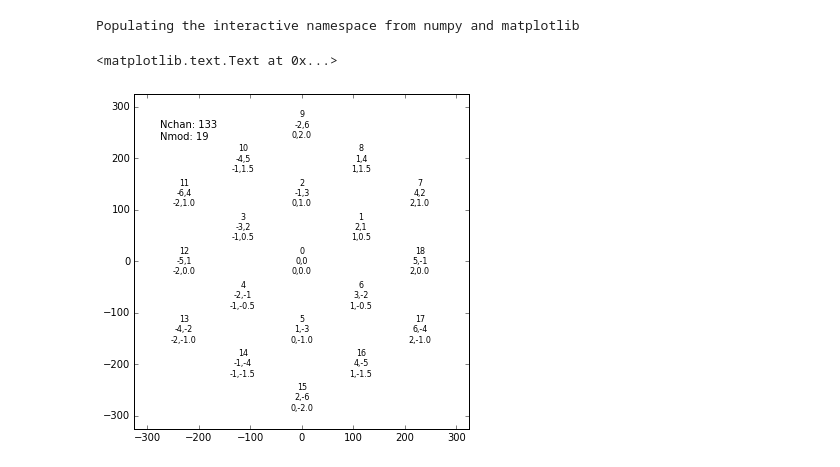
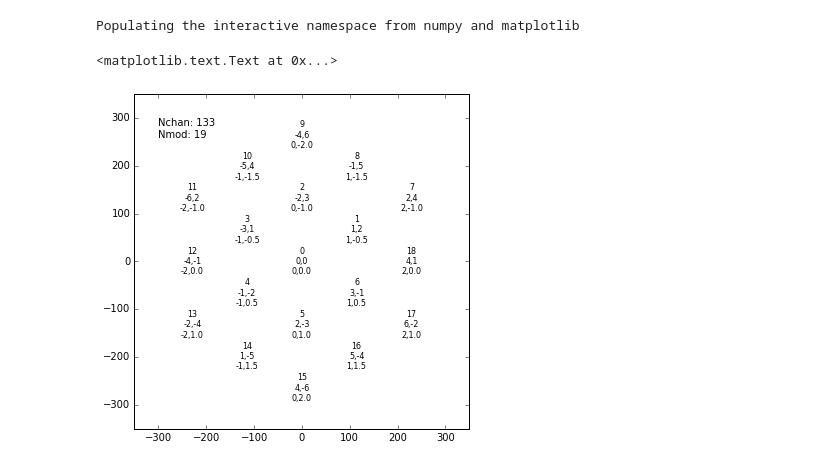
Before and after one commit to llr-cta/calin, a Jupyter notebook: unit_tests/python/notebooks/Camera layout - NectarCam 19 module test.ipynb, the cells around one changed output. Saved outputs shown, nothing was run; the diff lists cells and outputs as text; code cells hidden in the pictures.

Commit message:
Add notebook for 19 module camera layout
- Add A and B cluster layouts

```diff
--- a/unit_tests/python/notebooks/Camera layout - NectarCam 19 module test.ipynb
+++ b/unit_tests/python/notebooks/Camera layout - NectarCam 19 module test.ipynb
@@ -6,27 +8,38 @@ Populating the interactive namespace from numpy and matplotlib
 # %%
 figure(figsize=[6,6])
 spacing = 50
-rad = 5.5*spacing
+rad = 6*spacing
 axis(asarray([-1,1,-1,1])*(rad+spacing))
 nchan = 0
 nmod = 0
-u1,v1 = calin.math.hex_array.cluster_hexid_to_center_uv(1,1)
+u1,v1 = calin.math.hex_array.cluster_hexid_to_center_uv(1,1,False)
 x1,y1 = calin.math.hex_array.uv_to_xy(u1,v1)
 rot = arctan2(-y1,x1) + 30/180*pi
 crot = cos(rot)
 srot = sin(rot)
+modvec = []
 for i in range(0,calin.math.hex_array.ringid_to_nsites_contained(2)):
-    uc,vc = calin.math.hex_array.cluster_hexid_to_center_uv(i,1)
+    uc,vc = calin.math.hex_array.cluster_hexid_to_center_uv(i,1,False)
     xxc,yyc = calin.math.hex_array.uv_to_xy(uc,vc)
     xc = spacing*(crot*xxc - srot*yyc)
     yc = spacing*(crot*yyc + srot*xxc)
     if(xc*xc+yc*yc > rad*rad):
         continue
-    text(xc,yc,'%d\n%d,%d\n%d,%.1f'%(nmod,uc,vc,(vc+3*uc)/7,(vc+uc-2*(vc+3*uc)/7)/2),ha='center',va='center',fontsize=8)
+    mod = dict()
+    mod['i'] = i
+    mod['uc'] = uc
+    mod['vc'] = vc
+    mod['xc'] = xc
+    mod['yc'] = yc
+    mod['ix'] = (vc*2+uc*3)/7
+    mod['iy'] = -(vc+uc)+2.5*mod['ix']
+    modvec.append(mod)
+    text(xc,yc,'%d\n%d,%d\n%d,%.1f'%(nmod,uc,vc,mod['ix'],mod['iy']),
+         ha='center',va='center',fontsize=8)
     nchan=nchan+7
     nmod = nmod+1
 #gca().add_patch(Circle((0,0),rad,color='r',fill=False))
 text(-rad,rad,'Nchan: %d\nNmod: %d\n'%(nchan,nmod),va='top')
 # %% [output]
 <matplotlib.text.Text at 0x...>
-[figure, old version]
+[figure, new version]
```
Also changed, not shown: parts of 5 cells of this notebook, 3 other files.
